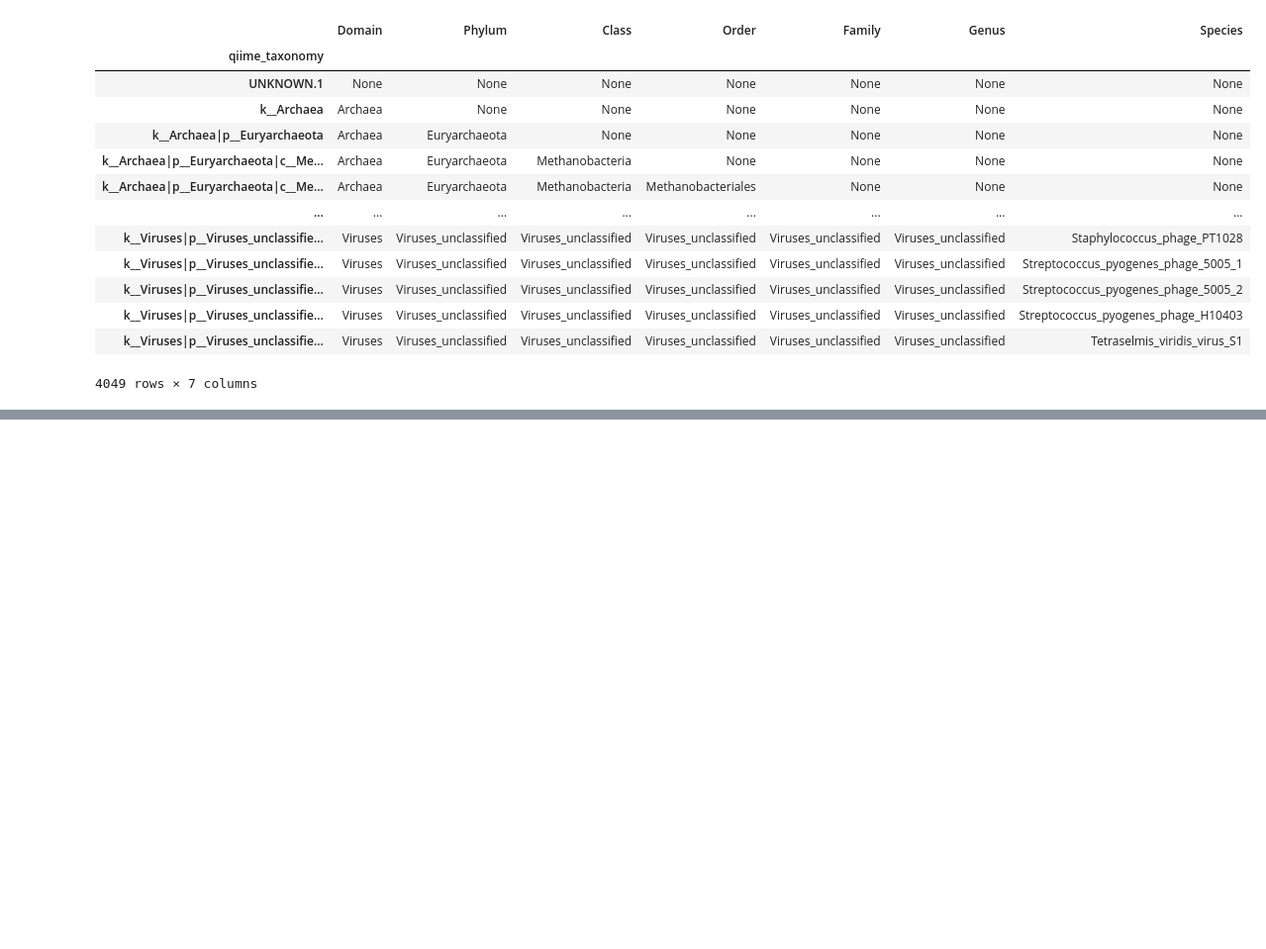
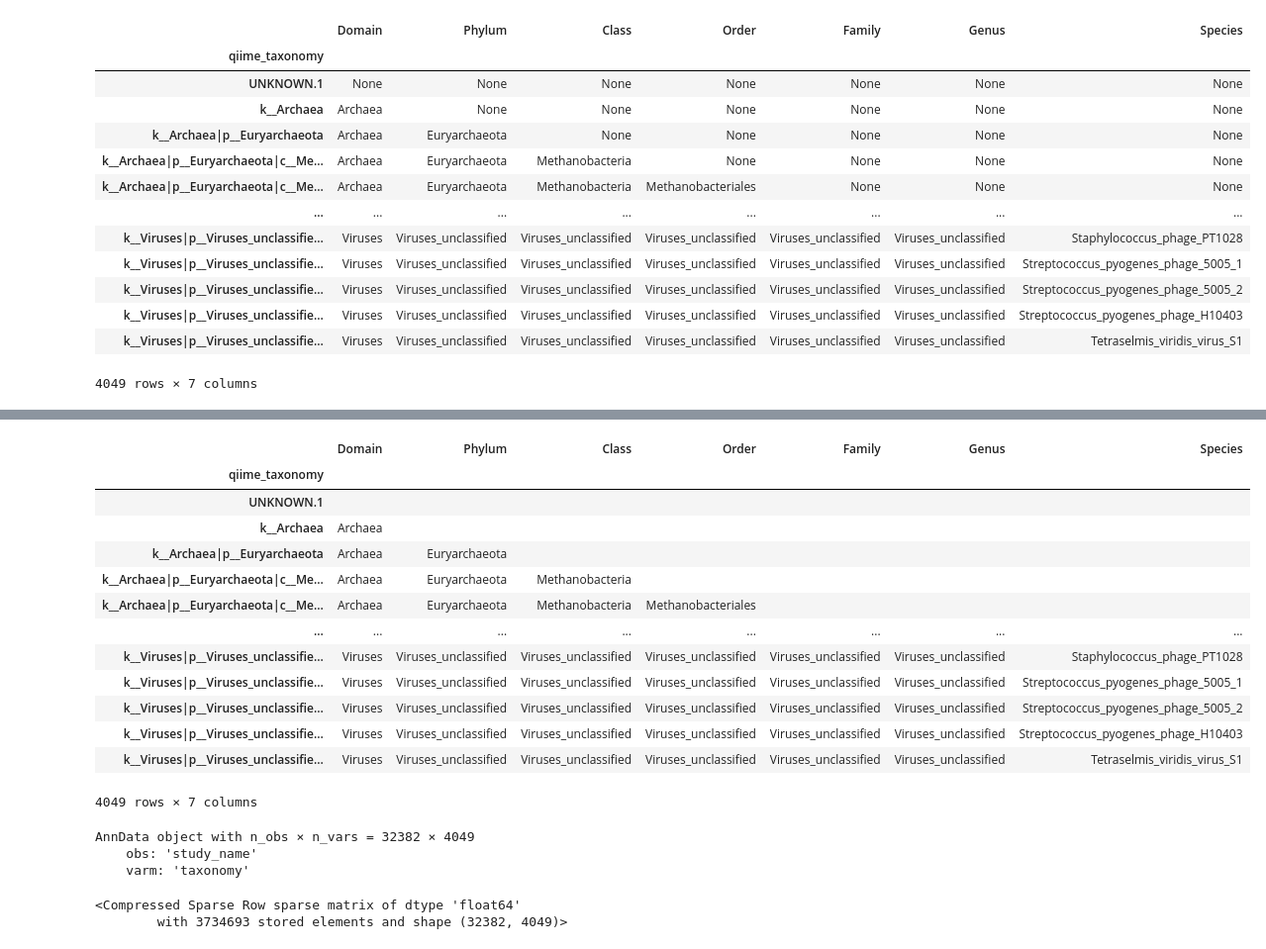
Before and after one commit to kkcchen/gut_microbiome_GPT, a Jupyter notebook: notebooks/wgs_notebooks/merge_wgs.ipynb, the cells around one changed output, grey strips where cells are left out. Shown at 99% size. Cells and saved outputs as stored; diff of their text form; code cells hidden in the pictures; blank space fills up the shorter version.

```diff
--- a/notebooks/wgs_notebooks/merge_wgs.ipynb
+++ b/notebooks/wgs_notebooks/merge_wgs.ipynb
@@ -403,0 +426,31 @@ joined.varm["taxonomy"].iloc[pos_idx]
+# %%
+import scipy.sparse as sp
+
+if sp.issparse(joined.X):
+    joined.X = joined.X.tocsr()   # or .tocsc()
+
+tax = joined.varm["taxonomy"].copy()
+
+# bytes -> str
+tax = tax.applymap(lambda x: x.decode("utf-8") if isinstance(x, (bytes, bytearray)) else x)
+
+# fill missing, then force plain python strings (object dtype)
+tax = tax.fillna("").astype(object).applymap(str)
+
+joined.varm["taxonomy"] = tax
+joined.varm["taxonomy"]
+# %% [output]
+|  | Domain | Phylum | Class | Order | Family | Genus | Species |
+| qiime_taxonomy |  |  |  |  |  |  |  |
+| UNKNOWN.1 |  |  |  |  |  |  |  |
+| k__Archaea | Archaea |  |  |  |  |  |  |
+| k__Archaea|p__Euryarchaeota | Archaea | Euryarchaeota |  |  |  |  |  |
+| k__Archaea|p__Euryarchaeota|c__Me... | Archaea | Euryarchaeota | Methanobacteria |  |  |  |  |
+| k__Archaea|p__Euryarchaeota|c__Me... | Archaea | Euryarchaeota | Methanobacteria | Methanobacteriales |  |  |  |
+| ... | ... | ... | ... | ... | ... | ... | ... |
+| k__Viruses|p__Viruses_unclassifie... | Viruses | Viruses_unclassified | Viruses_unclassified | Viruses_unclassified | Viruses_unclassified | Viruses_unclassified | Staphylococcus_phage_PT1028 |
+| k__Viruses|p__Viruses_unclassifie... | Viruses | Viruses_unclassified | Viruses_unclassified | Viruses_unclassified | Viruses_unclassified | Viruses_unclassified | Streptococcus_pyogenes_phage_5005_1 |
+| k__Viruses|p__Viruses_unclassifie... | Viruses | Viruses_unclassified | Viruses_unclassified | Viruses_unclassified | Viruses_unclassified | Viruses_unclassified | Streptococcus_pyogenes_phage_5005_2 |
+| k__Viruses|p__Viruses_unclassifie... | Viruses | Viruses_unclassified | Viruses_unclassified | Viruses_unclassified | Viruses_unclassified | Viruses_unclassified | Streptococcus_pyogenes_phage_H10403 |
+| k__Viruses|p__Viruses_unclassifie... | Viruses | Viruses_unclassified | Viruses_unclassified | Viruses_unclassified | Viruses_unclassified | Viruses_unclassified | Tetraselmis_viridis_virus_S1 |
+4049 rows × 7 columns
@@ -403,0 +459,11 @@ joined.varm["taxonomy"].iloc[pos_idx]
+# %%
+joined
+# %% [output]
+AnnData object with n_obs × n_vars = 32382 × 4049
+    obs: 'study_name'
+    varm: 'taxonomy'
+# %%
+joined.X
+# %% [output]
+<Compressed Sparse Row sparse matrix of dtype 'float64'
+        with 3734693 stored elements and shape (32382, 4049)>
```
Also changed, not shown: parts of 12 cells of this notebook.
